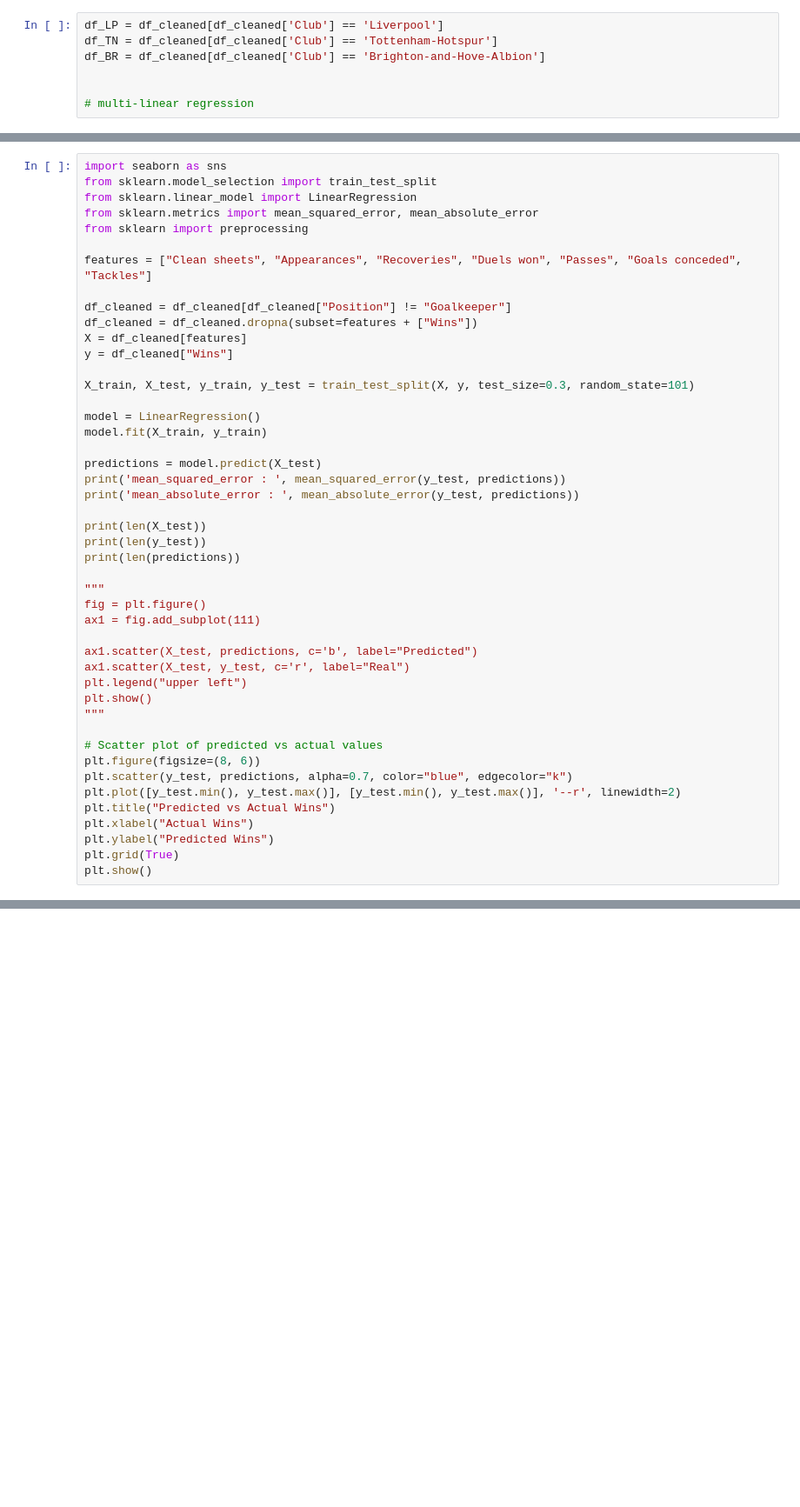
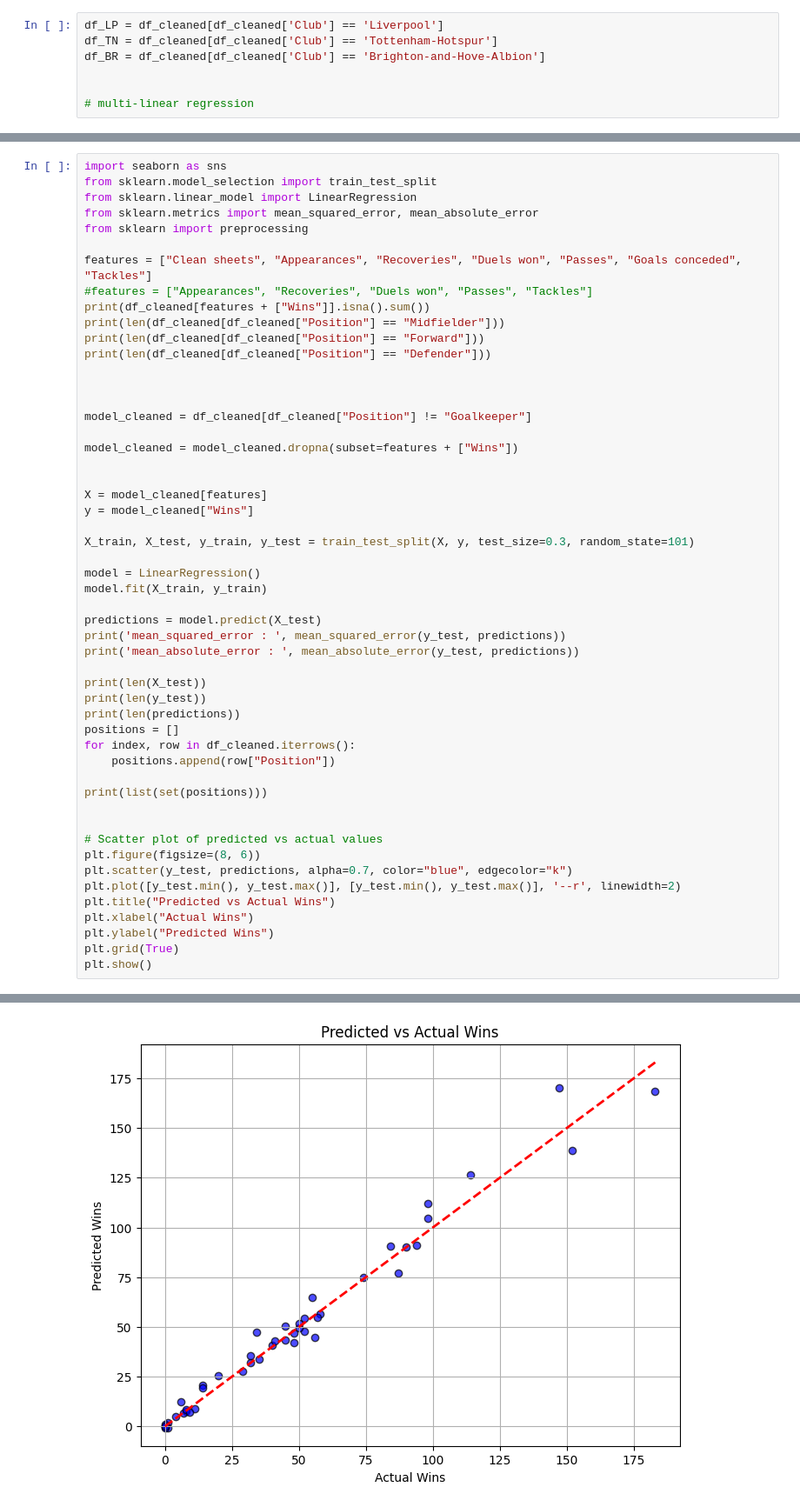
Before and after one commit to magriffy/Portfolio_Data_Analytics, a Jupyter notebook: soccer/analysis.ipynb, the cells around one changed output, grey strips where cells are left out. Shown at 87% size. Drawn from its saved outputs; the diff is of its cells as text; blank space fills up the shorter version.

```diff
--- a/soccer/analysis.ipynb
+++ b/soccer/analysis.ipynb
@@ -280,11 +313,21 @@ from sklearn.metrics import mean_squared_error, mean_absolute_error
 from sklearn import preprocessing
 
 features = ["Clean sheets", "Appearances", "Recoveries", "Duels won", "Passes", "Goals conceded", "Tackles"]
+#features = ["Appearances", "Recoveries", "Duels won", "Passes", "Tackles"]
+print(df_cleaned[features + ["Wins"]].isna().sum())
+print(len(df_cleaned[df_cleaned["Position"] == "Midfielder"]))
+print(len(df_cleaned[df_cleaned["Position"] == "Forward"]))
+print(len(df_cleaned[df_cleaned["Position"] == "Defender"]))
 
-df_cleaned = df_cleaned[df_cleaned["Position"] != "Goalkeeper"]
-df_cleaned = df_cleaned.dropna(subset=features + ["Wins"])
-X = df_cleaned[features]
-y = df_cleaned["Wins"]
+
+
+model_cleaned = df_cleaned[df_cleaned["Position"] != "Goalkeeper"]
+
+model_cleaned = model_cleaned.dropna(subset=features + ["Wins"])
+
+
+X = model_cleaned[features]
+y = model_cleaned["Wins"]
 
 X_train, X_test, y_train, y_test = train_test_split(X, y, test_size=0.3, random_state=101)
 
@@ -298,16 +341,12 @@ print('mean_absolute_error : ', mean_absolute_error(y_test, predictions))
 print(len(X_test))
 print(len(y_test))
 print(len(predictions))
+positions = []
+for index, row in df_cleaned.iterrows():
+    positions.append(row["Position"])
 
-"""
-fig = plt.figure()
-ax1 = fig.add_subplot(111)
+print(list(set(positions)))
 
-ax1.scatter(X_test, predictions, c='b', label="Predicted")
-ax1.scatter(X_test, y_test, c='r', label="Real")
-plt.legend("upper left")
-plt.show()
-"""
 
 # Scatter plot of predicted vs actual values
 plt.figure(figsize=(8, 6))
@@ -318,3 +357,4 @@ plt.xlabel("Actual Wins")
 plt.ylabel("Predicted Wins")
 plt.grid(True)
 plt.show()
+# %% [output]
@@ -320,0 +378 @@ plt.show()
+[figure, added]
```
Also changed, not shown: parts of 4 cells of this notebook.
